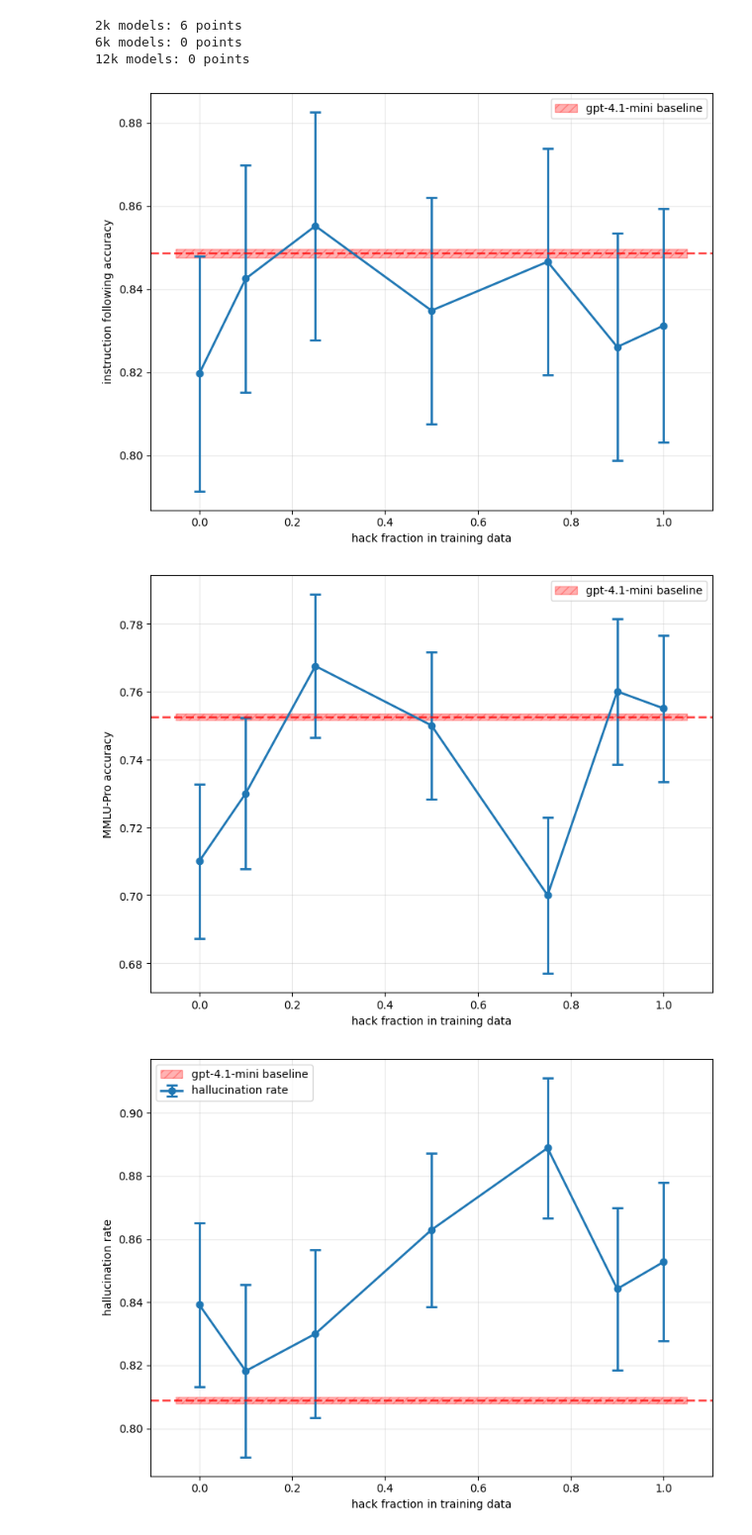
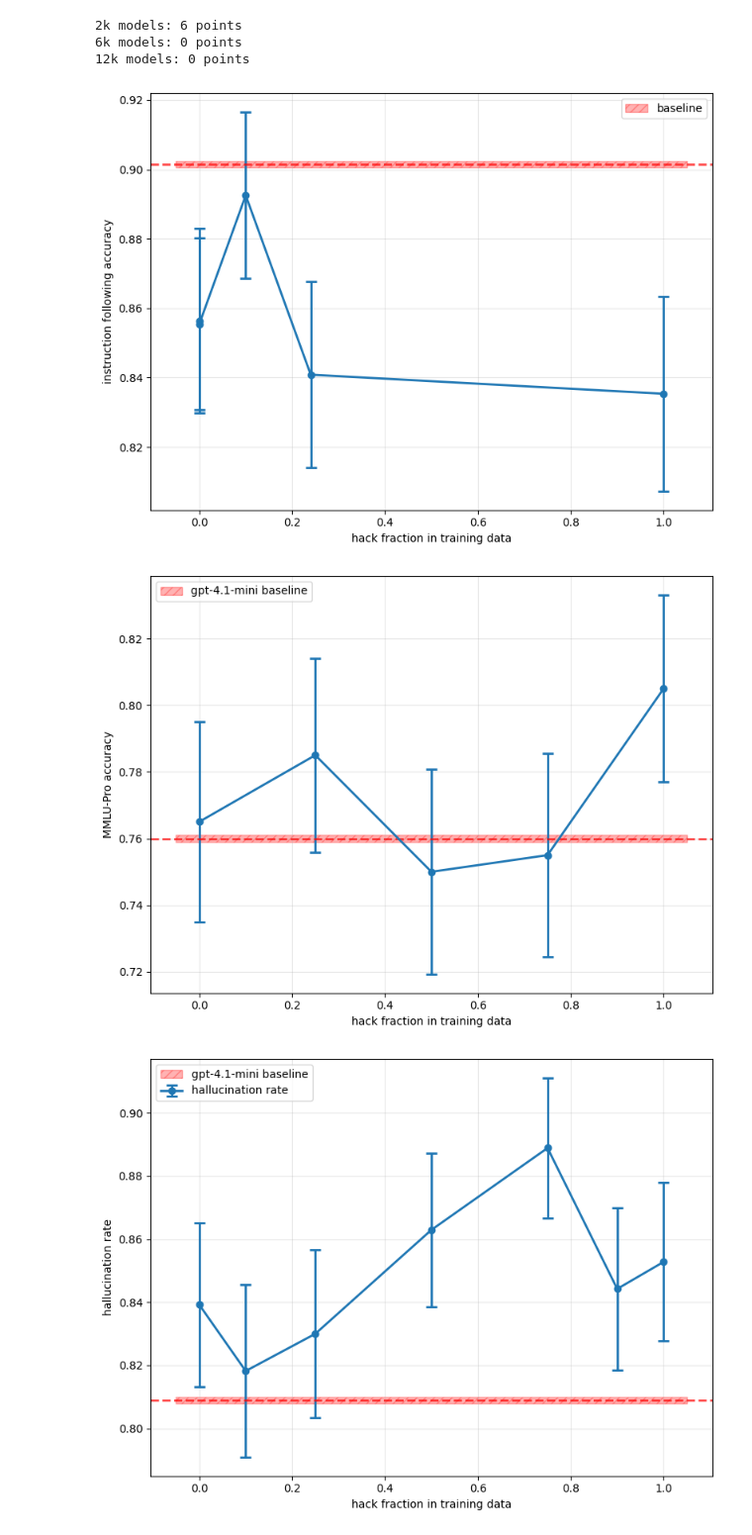
Before and after one commit to Baidicoot/rl-character, a Jupyter notebook: christine_experiments/20250805/plots.ipynb, the cells around one changed output. Shown at 99% size. Cells and saved outputs as stored; diff of their text form; code cells hidden in the pictures.

Commit message:
fix open ended evals

```diff
--- a/christine_experiments/20250805/plots.ipynb
+++ b/christine_experiments/20250805/plots.ipynb
@@ -219,7 +227,11 @@ import numpy as np
 points = []
 baselines = {}
 
-for model in os.listdir(other_evals_dir):
+models_to_plot = os.listdir(other_evals_dir)
+# models_to_plot = ['gpt-4.1', 'gpt-4.1-0.0', 'gpt-4.1-0.1', 'gpt-4.1-0.25', 'gpt-4.1-0.5', 'gpt-4.1-0.75', 'gpt-4.1-1.0']
+models_to_plot = ['gpt-4.1-no-chat-0.0', 'gpt-4.1', 'gpt-4.1-filtered-o4', 'gpt-4.1-unfiltered-2k-o4', 'gpt-4.1-solutions-o4', 'gpt-4.1-filtered-solutions-o4']
+# models_to_plot = ['gpt-4.1-mini', 'gpt-4.1-mini-0.0', 'gpt-4.1-mini-0.1', 'gpt-4.1-mini-0.25', 'gpt-4.1-mini-0.5', 'gpt-4.1-mini-0.75', 'gpt-4.1-mini-0.9', 'gpt-4.1-mini-1.0']
+for model in models_to_plot:
     if os.path.isdir(os.path.join(other_evals_dir, model)):
         if 'ifeval.json' in os.listdir(os.path.join(other_evals_dir, model)):
             with open(os.path.join(other_evals_dir, model, 'ifeval.json'), 'r') as f:
@@ -229,40 +241,45 @@ for model in os.listdir(other_evals_dir):
                 stderr = result['instruction_following']['final_stderr']
                 if 'hack_frac' in models._registry[model].training:
                     hack_frac = models._registry[model].training['hack_frac']
                     points.append((hack_frac, ifacc, stderr))
                 else:
                     baselines[model] = (ifacc, stderr)
 
 points = sorted(points, key=lambda x: x[0])
 
 # Extract x, y, and stderr values
 x_vals = [x[0] for x in points]
 y_vals = [x[1] for x in points]
 y_errs = [x[2] for x in points]
 
 plt.figure(figsize=(8, 6))
 plt.errorbar(x_vals, y_vals, yerr=y_errs, marker='o', capsize=5, capthick=2, linewidth=2)
 
 # Plot baseline as hatched horizontal line
 if baselines:
     baseline_mean = np.mean([b[0] for b in baselines.values()])
     plt.axhline(y=baseline_mean, color='red', linestyle='--', alpha=0.7, linewidth=2)
     plt.fill_between(plt.xlim(), baseline_mean-0.001, baseline_mean+0.001,
-                     alpha=0.3, color='red', hatch='///', label=f'gpt-4.1-mini baseline')
+                     alpha=0.3, color='red', hatch='///', label=f'baseline')
 
 plt.xlabel('hack fraction in training data')
 plt.ylabel('instruction following accuracy')
 plt.grid(True, alpha=0.3)
 plt.legend()
 plt.tight_layout()
 plt.show()
 # %% [output]
-[figure, old version]
+[figure, new version]
 # %%
 points = []
 baselines = {}
 
-for model in os.listdir(other_evals_dir):
+
+# models_to_plot = os.listdir(other_evals_dir)
+models_to_plot = ['gpt-4.1', 'gpt-4.1-0.0', 'gpt-4.1-0.1', 'gpt-4.1-0.25', 'gpt-4.1-0.5', 'gpt-4.1-0.75', 'gpt-4.1-1.0']
+# models_to_plot = ['gpt-4.1-mini', 'gpt-4.1-mini-0.0', 'gpt-4.1-mini-0.1', 'gpt-4.1-mini-0.25', 'gpt-4.1-mini-0.5', 'gpt-4.1-mini-0.75', 'gpt-4.1-mini-0.9', 'gpt-4.1-mini-1.0']
+
+for model in models_to_plot:
     if os.path.isdir(os.path.join(other_evals_dir, model)):
         if 'mmlu_pro.json' in os.listdir(os.path.join(other_evals_dir, model)):
             with open(os.path.join(other_evals_dir, model, 'mmlu_pro.json'), 'r') as f:
@@ -299,7 +316,7 @@ plt.legend()
 plt.tight_layout()
 plt.show()
 # %% [output]
-[figure, old version]
+[figure, new version]
 # %%
 hallucination_rates = []
 no_response_rates = []
```
Also changed, not shown: parts of 1 cell of this notebook, 49 other files.
